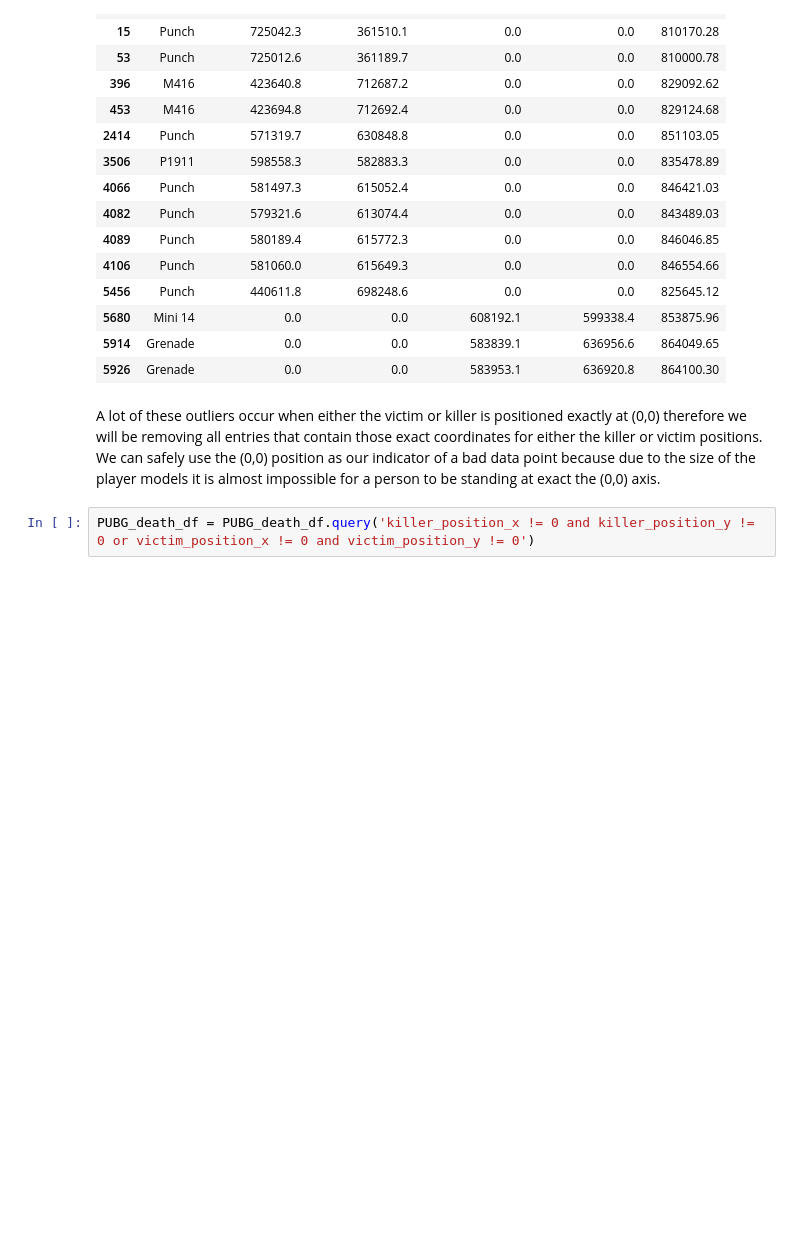
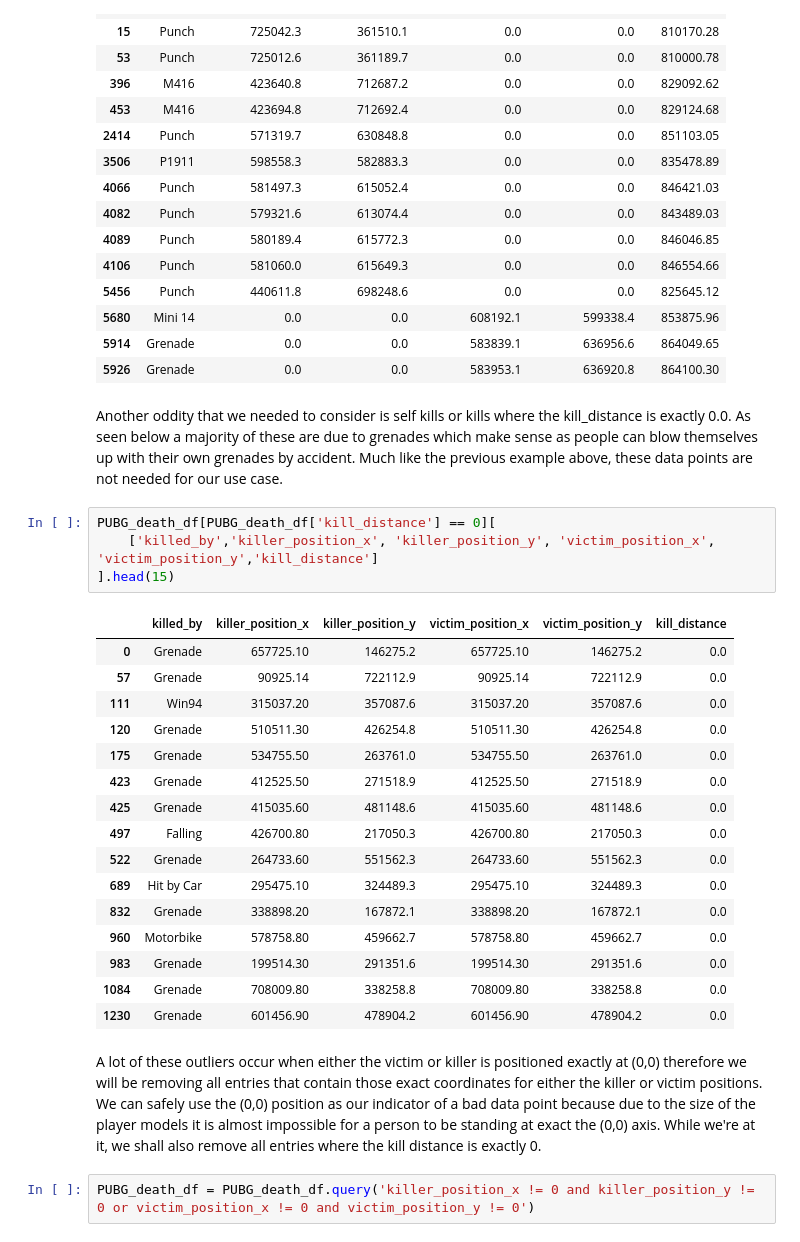
Before and after one commit to Shoofy32/CSMODEL, a Jupyter notebook: CSMODEL.ipynb, the cells around one changed output. Saved outputs shown, nothing was run; the diff lists cells and outputs as text; blank space fills up the shorter version.

```diff
--- a/CSMODEL.ipynb
+++ b/CSMODEL.ipynb
@@ -178,7 +145,30 @@ PUBG_death_df[PUBG_death_df['kill_distance'] > 800000][
 | 5680 | Mini 14 | 0.0 | 0.0 | 608192.1 | 599338.4 | 853875.96 |
 | 5914 | Grenade | 0.0 | 0.0 | 583839.1 | 636956.6 | 864049.65 |
 | 5926 | Grenade | 0.0 | 0.0 | 583953.1 | 636920.8 | 864100.30 |
+# %% [markdown]
+Another oddity that we needed to consider is self kills or kills where the kill_distance is exactly 0.0. As seen below a majority of these are due to grenades which make sense as people can blow themselves up with their own grenades by accident. Much like the previous example above, these data points are not needed for our use case.
+# %%
+PUBG_death_df[PUBG_death_df['kill_distance'] == 0][
+    ['killed_by','killer_position_x', 'killer_position_y', 'victim_position_x', 'victim_position_y','kill_distance']
+].head(15)
+# %% [output]
+|  | killed_by | killer_position_x | killer_position_y | victim_position_x | victim_position_y | kill_distance |
+| 0 | Grenade | 657725.10 | 146275.2 | 657725.10 | 146275.2 | 0.0 |
+| 57 | Grenade | 90925.14 | 722112.9 | 90925.14 | 722112.9 | 0.0 |
+| 111 | Win94 | 315037.20 | 357087.6 | 315037.20 | 357087.6 | 0.0 |
+| 120 | Grenade | 510511.30 | 426254.8 | 510511.30 | 426254.8 | 0.0 |
+| 175 | Grenade | 534755.50 | 263761.0 | 534755.50 | 263761.0 | 0.0 |
+| 423 | Grenade | 412525.50 | 271518.9 | 412525.50 | 271518.9 | 0.0 |
+| 425 | Grenade | 415035.60 | 481148.6 | 415035.60 | 481148.6 | 0.0 |
+| 497 | Falling | 426700.80 | 217050.3 | 426700.80 | 217050.3 | 0.0 |
+| 522 | Grenade | 264733.60 | 551562.3 | 264733.60 | 551562.3 | 0.0 |
+| 689 | Hit by Car | 295475.10 | 324489.3 | 295475.10 | 324489.3 | 0.0 |
+| 832 | Grenade | 338898.20 | 167872.1 | 338898.20 | 167872.1 | 0.0 |
+| 960 | Motorbike | 578758.80 | 459662.7 | 578758.80 | 459662.7 | 0.0 |
+| 983 | Grenade | 199514.30 | 291351.6 | 199514.30 | 291351.6 | 0.0 |
+| 1084 | Grenade | 708009.80 | 338258.8 | 708009.80 | 338258.8 | 0.0 |
+| 1230 | Grenade | 601456.90 | 478904.2 | 601456.90 | 478904.2 | 0.0 |
 # %% [markdown]
-A lot of these outliers occur when either the victim or killer is positioned exactly at (0,0) therefore we will be removing all entries that contain those exact coordinates for either the killer or victim positions. We can safely use the (0,0) position as our indicator of a bad data point because due to the size of the player models it is almost impossible for a person to be standing at exact the (0,0) axis.
+A lot of these outliers occur when either the victim or killer is positioned exactly at (0,0) therefore we will be removing all entries that contain those exact coordinates for either the killer or victim positions. We can safely use the (0,0) position as our indicator of a bad data point because due to the size of the player models it is almost impossible for a person to be standing at exact the (0,0) axis. While we're at it, we shall also remove all entries where the kill distance is exactly 0.
 # %%
 PUBG_death_df = PUBG_death_df.query('killer_position_x != 0 and killer_position_y != 0 or victim_position_x != 0 and victim_position_y != 0')
```
Also changed, not shown: parts of 41 cells of this notebook.
